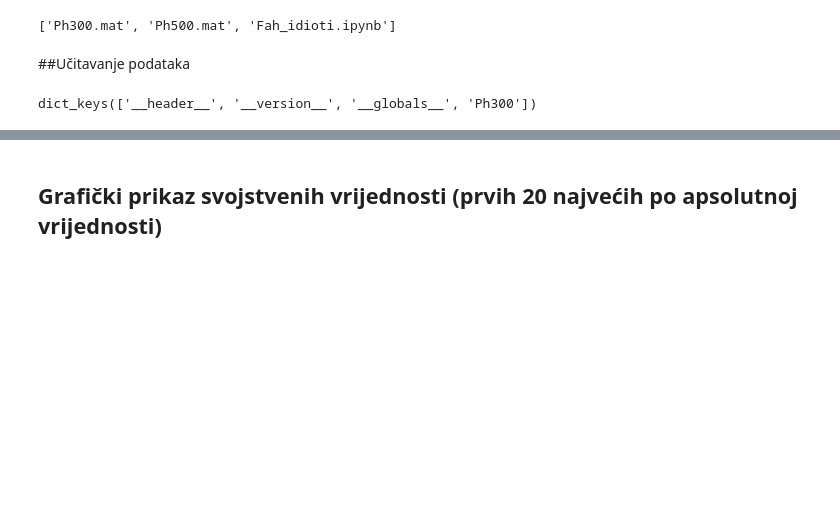
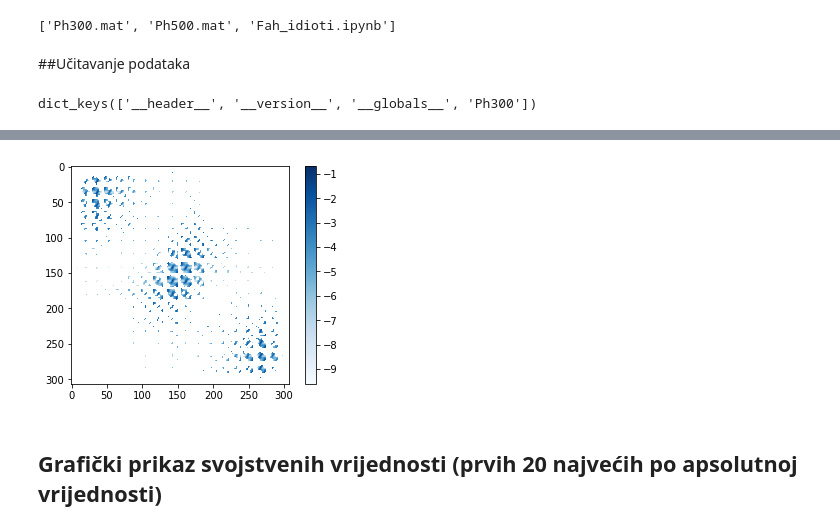
Before and after one commit to MiaRosic/mtmap, a Jupyter notebook: Fah_idioti.ipynb, the cells around one changed output, grey strips where cells are left out. Saved outputs shown, nothing was run; the diff lists cells and outputs as text; code cells hidden in the pictures; blank space fills up the shorter version.

```diff
--- a/Fah_idioti.ipynb
+++ b/Fah_idioti.ipynb
@@ -50,2 +60,9 @@ plt.show()
+# %%
+plt.imshow(np.log(data5), cmap=plt.cm.get_cmap('Blues'))
+#plt.title('Ph500')
+plt.colorbar()
+plt.show()
+# %% [output]
+[figure, added]
 # %% [markdown]
 ## Grafički prikaz svojstvenih vrijednosti (prvih 20 najvećih po apsolutnoj vrijednosti)
```
Also changed, not shown: parts of 43 cells of this notebook.
